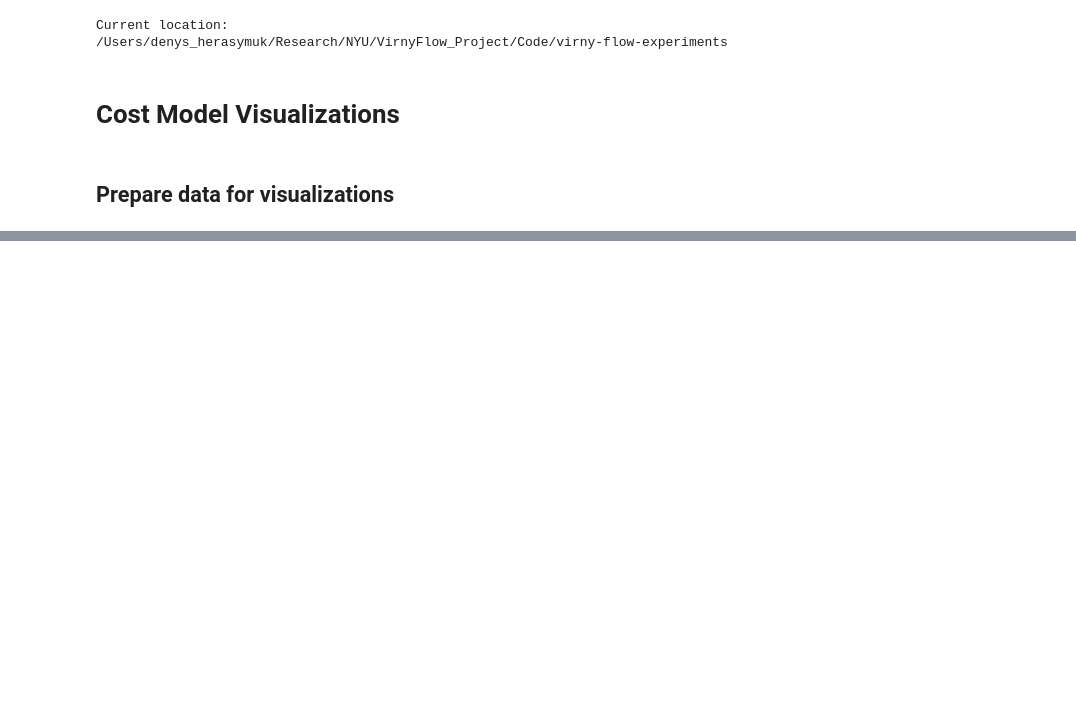
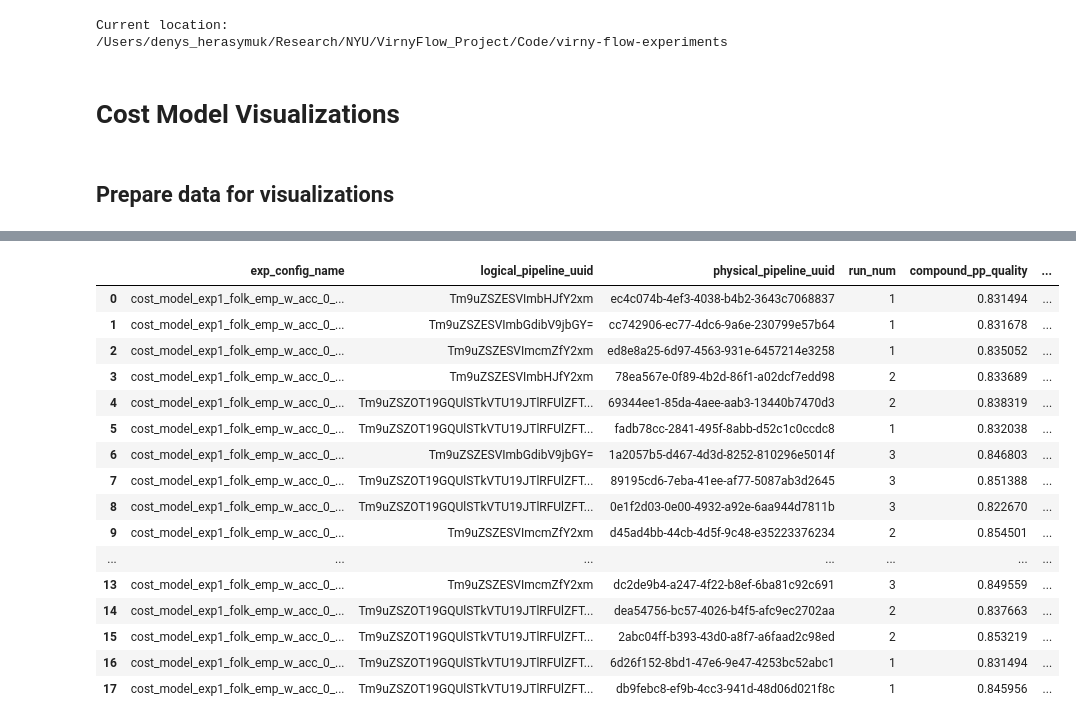
Before and after one commit to denysgerasymuk799/virny-flow-experiments, a Jupyter notebook: notebooks/visualizations/Cost_Model_Test_Viz.ipynb, the cells around one changed output, grey strips where cells are left out. Cells and saved outputs as stored; diff of their text form; code cells hidden in the pictures; blank space fills up the shorter version.

```diff
--- a/notebooks/visualizations/Cost_Model_Test_Viz.ipynb
+++ b/notebooks/visualizations/Cost_Model_Test_Viz.ipynb
@@ -91,2 +108,23 @@ results_df2
+# %%
+results_df4 = get_best_pps_per_exp_config(exp_config_name="cost_model_exp1_folk_emp_w_acc_0_75_w_fair_0_25_wo_openbox_weights")
+results_df4
+# %% [output]
+|  | exp_config_name | logical_pipeline_uuid | physical_pipeline_uuid | run_num | compound_pp_quality | ... |
+| 0 | cost_model_exp1_folk_emp_w_acc_0_... | Tm9uZSZESVImbHJfY2xm | ec4c074b-4ef3-4038-b4b2-3643c7068837 | 1 | 0.831494 | ... |
+| 1 | cost_model_exp1_folk_emp_w_acc_0_... | Tm9uZSZESVImbGdibV9jbGY= | cc742906-ec77-4dc6-9a6e-230799e57b64 | 1 | 0.831678 | ... |
+| 2 | cost_model_exp1_folk_emp_w_acc_0_... | Tm9uZSZESVImcmZfY2xm | ed8e8a25-6d97-4563-931e-6457214e3258 | 1 | 0.835052 | ... |
+| 3 | cost_model_exp1_folk_emp_w_acc_0_... | Tm9uZSZESVImbHJfY2xm | 78ea567e-0f89-4b2d-86f1-a02dcf7edd98 | 2 | 0.833689 | ... |
+| 4 | cost_model_exp1_folk_emp_w_acc_0_... | Tm9uZSZOT19GQUlSTkVTU19JTlRFUlZFT... | 69344ee1-85da-4aee-aab3-13440b7470d3 | 2 | 0.838319 | ... |
+| 5 | cost_model_exp1_folk_emp_w_acc_0_... | Tm9uZSZOT19GQUlSTkVTU19JTlRFUlZFT... | fadb78cc-2841-495f-8abb-d52c1c0ccdc8 | 1 | 0.832038 | ... |
+| 6 | cost_model_exp1_folk_emp_w_acc_0_... | Tm9uZSZESVImbGdibV9jbGY= | 1a2057b5-d467-4d3d-8252-810296e5014f | 3 | 0.846803 | ... |
+| 7 | cost_model_exp1_folk_emp_w_acc_0_... | Tm9uZSZOT19GQUlSTkVTU19JTlRFUlZFT... | 89195cd6-7eba-41ee-af77-5087ab3d2645 | 3 | 0.851388 | ... |
+| 8 | cost_model_exp1_folk_emp_w_acc_0_... | Tm9uZSZOT19GQUlSTkVTU19JTlRFUlZFT... | 0e1f2d03-0e00-4932-a92e-6aa944d7811b | 3 | 0.822670 | ... |
+| 9 | cost_model_exp1_folk_emp_w_acc_0_... | Tm9uZSZESVImcmZfY2xm | d45ad4bb-44cb-4d5f-9c48-e35223376234 | 2 | 0.854501 | ... |
+| ... | ... | ... | ... | ... | ... | ... |
+| 13 | cost_model_exp1_folk_emp_w_acc_0_... | Tm9uZSZESVImcmZfY2xm | dc2de9b4-a247-4f22-b8ef-6ba81c92c691 | 3 | 0.849559 | ... |
+| 14 | cost_model_exp1_folk_emp_w_acc_0_... | Tm9uZSZOT19GQUlSTkVTU19JTlRFUlZFT... | dea54756-bc57-4026-b4f5-afc9ec2702aa | 2 | 0.837663 | ... |
+| 15 | cost_model_exp1_folk_emp_w_acc_0_... | Tm9uZSZOT19GQUlSTkVTU19JTlRFUlZFT... | 2abc04ff-b393-43d0-a8f7-a6faad2c98ed | 2 | 0.853219 | ... |
+| 16 | cost_model_exp1_folk_emp_w_acc_0_... | Tm9uZSZOT19GQUlSTkVTU19JTlRFUlZFT... | 6d26f152-8bd1-47e6-9e47-4253bc52abc1 | 1 | 0.831494 | ... |
+| 17 | cost_model_exp1_folk_emp_w_acc_0_... | Tm9uZSZOT19GQUlSTkVTU19JTlRFUlZFT... | db9febc8-ef9b-4cc3-941d-48d06d021f8c | 1 | 0.845956 | ... |
 # %%
 db_client.close()
```
Also changed, not shown: parts of 10 cells of this notebook, 1 other file.
